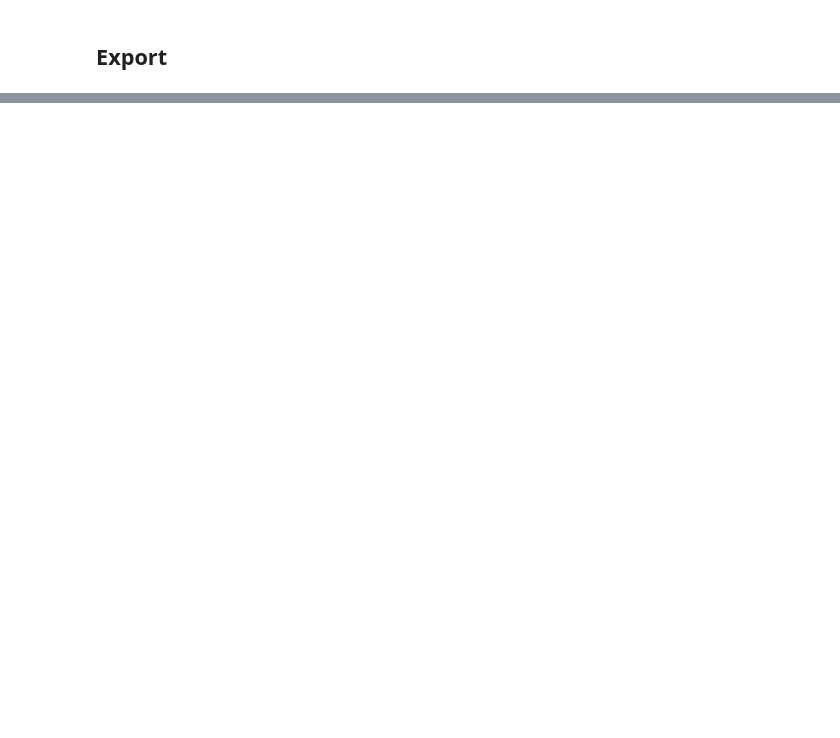
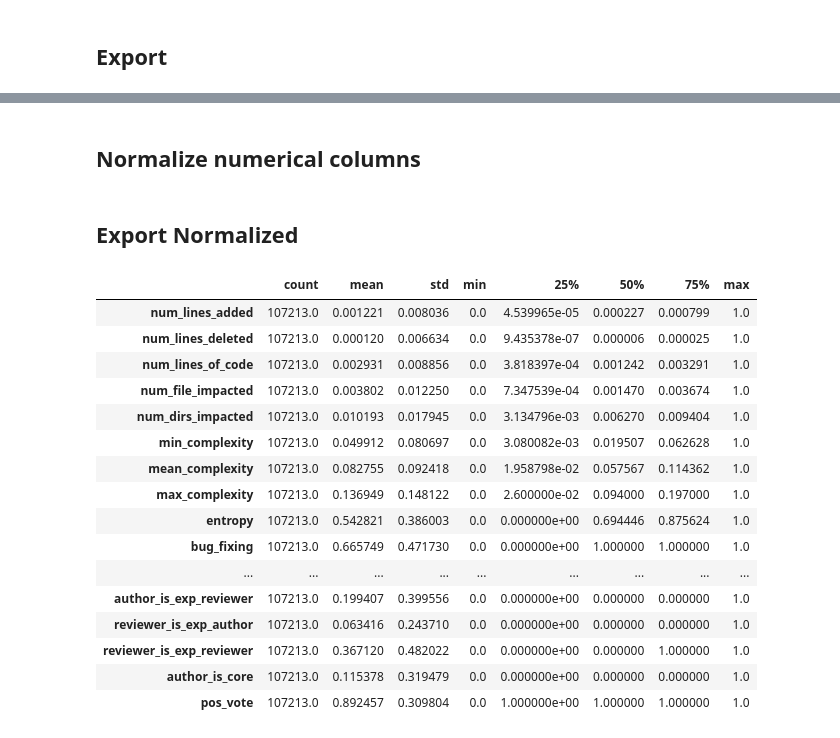
Before and after one commit to david-siqi-liu/review-dynamics-openstack, a Jupyter notebook: notebooks/rq1_all.ipynb, the cells around one changed output, grey strips where cells are left out. Saved outputs shown, nothing was run; the diff lists cells and outputs as text; code cells hidden in the pictures; blank space fills up the shorter version.

Commit message:
added normalized version

```diff
--- a/notebooks/rq1_all.ipynb
+++ b/notebooks/rq1_all.ipynb
@@ -160,2 +180,46 @@ Name: reviewer_is_exp_reviewer, dtype: int64
 # %%
 df.to_csv('../data/rq1/rq1_all.csv', index=False)
+# %% [markdown]
+## Normalize numerical columns
+# %%
+num_cols = [
+    'min_complexity',
+    'mean_complexity',
+    'max_complexity',
+    'num_prior_votes',
+    'num_lines_added',
+    'num_lines_deleted',
+    'num_lines_of_code',
+    'num_dirs_impacted',
+    'num_file_impacted',
+    'description_length',
+    'num_prior_commits',
+    'num_prior_commits_bug_fixing',
+    'num_future_commits_bug_fixing',
+    'avg_prior_age'
+]
+# %%
+for c in num_cols:
+    df[c] = (df[c] - df[c].min()) / (df[c].max() - df[c].min())
+# %% [markdown]
+## Export Normalized
+# %%
+df.describe().T
+# %% [output]
+|  | count | mean | std | min | 25% | 50% | 75% | max |
+| num_lines_added | 107213.0 | 0.001221 | 0.008036 | 0.0 | 4.539965e-05 | 0.000227 | 0.000799 | 1.0 |
+| num_lines_deleted | 107213.0 | 0.000120 | 0.006634 | 0.0 | 9.435378e-07 | 0.000006 | 0.000025 | 1.0 |
+| num_lines_of_code | 107213.0 | 0.002931 | 0.008856 | 0.0 | 3.818397e-04 | 0.001242 | 0.003291 | 1.0 |
+| num_file_impacted | 107213.0 | 0.003802 | 0.012250 | 0.0 | 7.347539e-04 | 0.001470 | 0.003674 | 1.0 |
+| num_dirs_impacted | 107213.0 | 0.010193 | 0.017945 | 0.0 | 3.134796e-03 | 0.006270 | 0.009404 | 1.0 |
+| min_complexity | 107213.0 | 0.049912 | 0.080697 | 0.0 | 3.080082e-03 | 0.019507 | 0.062628 | 1.0 |
+| mean_complexity | 107213.0 | 0.082755 | 0.092418 | 0.0 | 1.958798e-02 | 0.057567 | 0.114362 | 1.0 |
+| max_complexity | 107213.0 | 0.136949 | 0.148122 | 0.0 | 2.600000e-02 | 0.094000 | 0.197000 | 1.0 |
+| entropy | 107213.0 | 0.542821 | 0.386003 | 0.0 | 0.000000e+00 | 0.694446 | 0.875624 | 1.0 |
+| bug_fixing | 107213.0 | 0.665749 | 0.471730 | 0.0 | 0.000000e+00 | 1.000000 | 1.000000 | 1.0 |
+| ... | ... | ... | ... | ... | ... | ... | ... | ... |
+| author_is_exp_reviewer | 107213.0 | 0.199407 | 0.399556 | 0.0 | 0.000000e+00 | 0.000000 | 0.000000 | 1.0 |
+| reviewer_is_exp_author | 107213.0 | 0.063416 | 0.243710 | 0.0 | 0.000000e+00 | 0.000000 | 0.000000 | 1.0 |
+| reviewer_is_exp_reviewer | 107213.0 | 0.367120 | 0.482022 | 0.0 | 0.000000e+00 | 0.000000 | 1.000000 | 1.0 |
+| author_is_core | 107213.0 | 0.115378 | 0.319479 | 0.0 | 0.000000e+00 | 0.000000 | 0.000000 | 1.0 |
+| pos_vote | 107213.0 | 0.892457 | 0.309804 | 0.0 | 1.000000e+00 | 1.000000 | 1.000000 | 1.0 |
```
Also changed, not shown: parts of 5 cells of this notebook, 2 other files.
